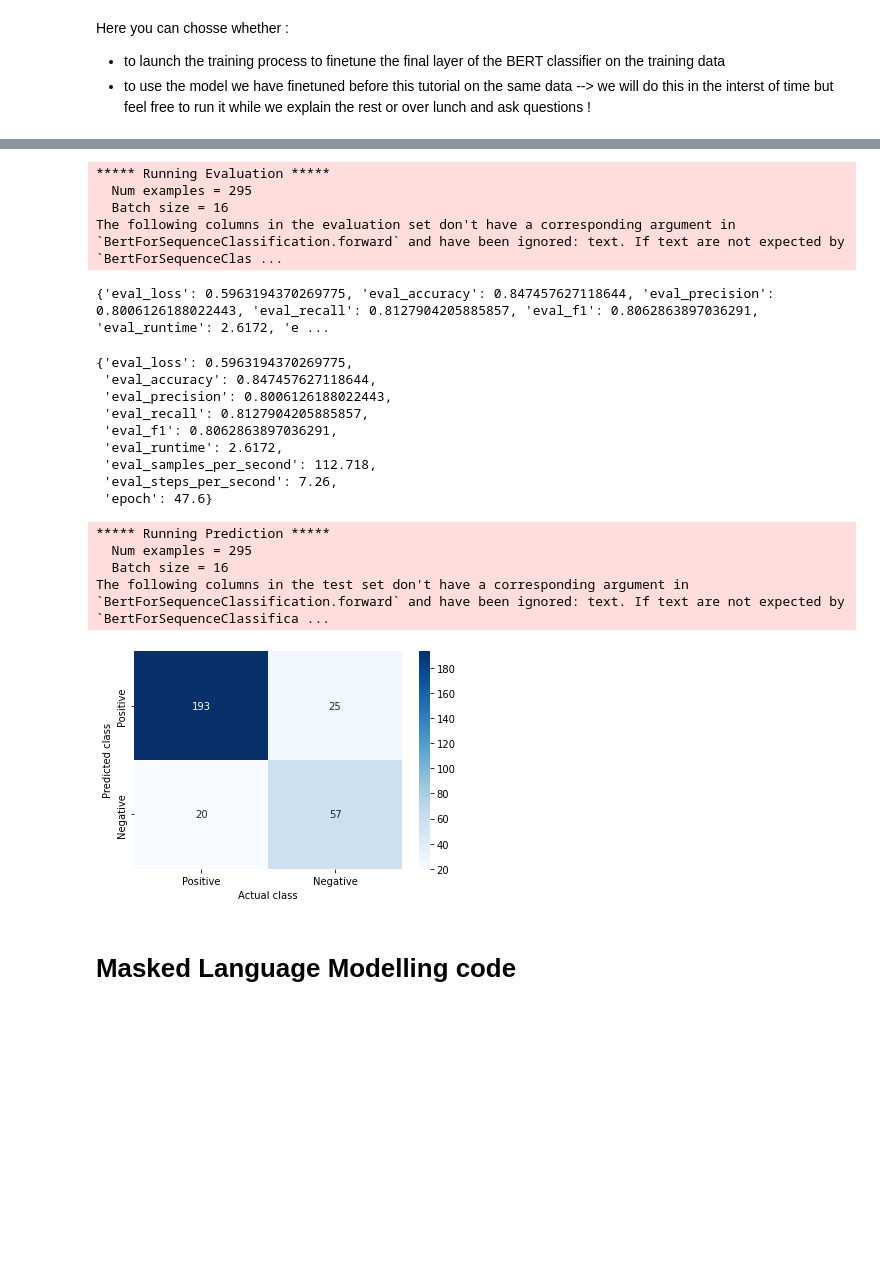
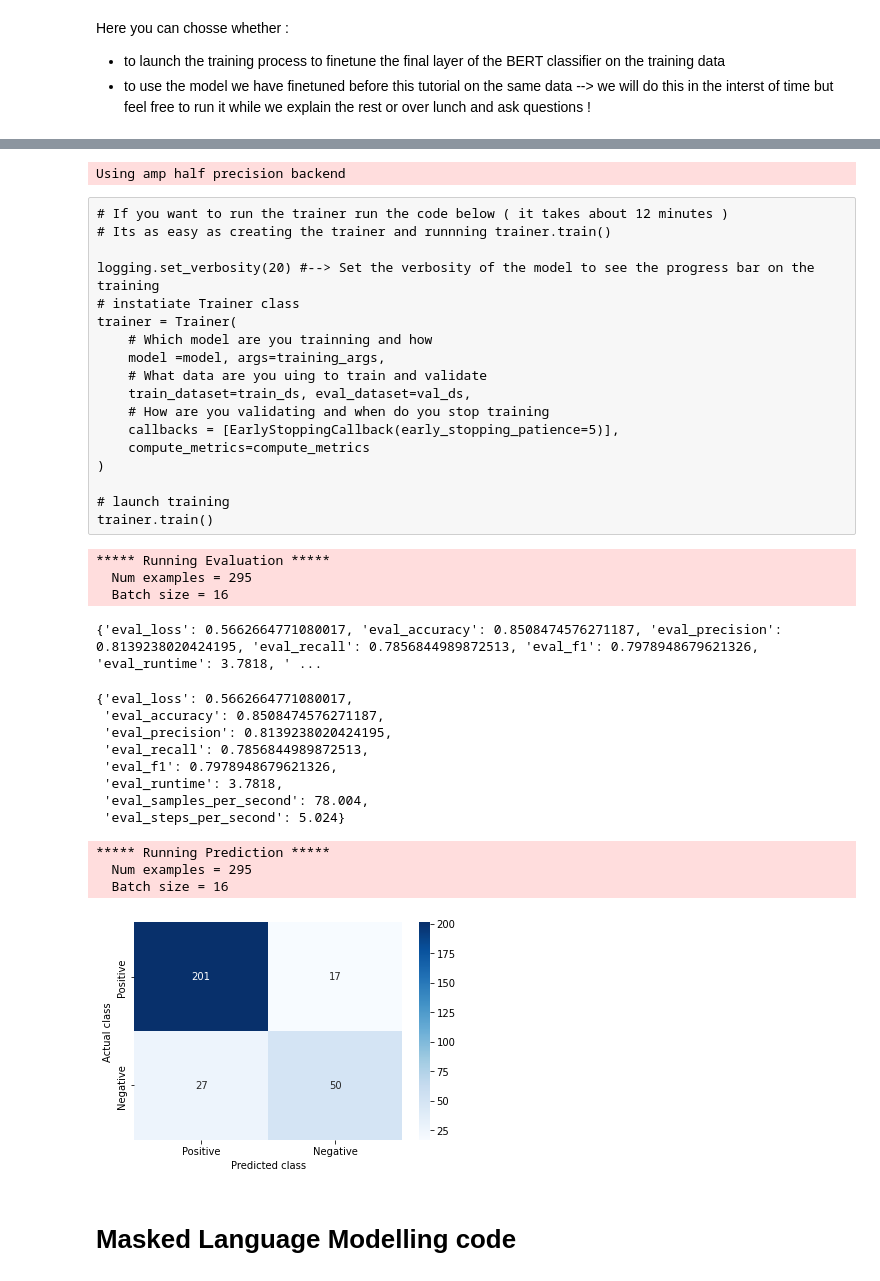
Before and after one commit to DragosGorduza/OxfordManInstituteNLPConference, a Jupyter notebook: workshop_main.ipynb, the cells around one changed output, grey strips where cells are left out. Cells and saved outputs as stored; diff of their text form; code cells hidden in the pictures; blank space fills up the shorter version.

```diff
--- a/workshop_main.ipynb
+++ b/workshop_main.ipynb
@@ -862,36 +770,70 @@ Configuration saved in BERT_TUTORIAL_MODEL\checkpoint-300\config.json
+# %%
+
+
+# If you want to reuse the trained model we fine-tuned for this tutorial it is simple, please run :
+model = AutoModelForSequenceClassification.from_pretrained('BERT_TUTORIAL_MODEL/checkpoint-700')
+
+# instatiate Trainer class
+trainer = Trainer(
+    # Which model are you trainning and how
+    model =model, args=training_args,
+    # What data are you uing to train and validate
+    train_dataset=train_ds, eval_dataset=val_ds,
+    # How are you validating and when do you stop training
+    callbacks = [EarlyStoppingCallback(early_stopping_patience=5)],
+    compute_metrics=compute_metrics
+)
+# %% [output]
+Using amp half precision backend
+# %% [raw]
+# If you want to run the trainer run the code below ( it takes about 12 minutes )
+# Its as easy as creating the trainer and runnning trainer.train()
+
+logging.set_verbosity(20) #--> Set the verbosity of the model to see the progress bar on the training
+# instatiate Trainer class
+trainer = Trainer(
+    # Which model are you trainning and how
+    model =model, args=training_args,
+    # What data are you uing to train and validate
+    train_dataset=train_ds, eval_dataset=val_ds,
+    # How are you validating and when do you stop training
+    callbacks = [EarlyStoppingCallback(early_stopping_patience=5)],
+    compute_metrics=compute_metrics
+)
+
+# launch training
+trainer.train()
 # %%
 trainer.evaluate(test_ds)
 # %% [output]
 ***** Running Evaluation *****
   Num examples = 295
   Batch size = 16
-The following columns in the evaluation set don't have a corresponding argument in `BertForSequenceClassification.forward` and have been ignored: text. If text are not expected by `BertForSequenceClas ...
-{'eval_loss': 0.5963194370269775, 'eval_accuracy': 0.847457627118644, 'eval_precision': 0.8006126188022443, 'eval_recall': 0.8127904205885857, 'eval_f1': 0.8062863897036291, 'eval_runtime': 2.6172, 'e ...
+{'eval_loss': 0.5662664771080017, 'eval_accuracy': 0.8508474576271187, 'eval_precision': 0.8139238020424195, 'eval_recall': 0.7856844989872513, 'eval_f1': 0.7978948679621326, 'eval_runtime': 3.7818, ' ...
-{'eval_loss': 0.5963194370269775,
- 'eval_accuracy': 0.847457627118644,
- 'eval_precision': 0.8006126188022443,
- 'eval_recall': 0.8127904205885857,
- 'eval_f1': 0.8062863897036291,
- 'eval_runtime': 2.6172,
- 'eval_samples_per_second': 112.718,
- 'eval_steps_per_second': 7.26,
- 'epoch': 47.6}
+{'eval_loss': 0.5662664771080017,
+ 'eval_accuracy': 0.8508474576271187,
+ 'eval_precision': 0.8139238020424195,
+ 'eval_recall': 0.7856844989872513,
+ 'eval_f1': 0.7978948679621326,
+ 'eval_runtime': 3.7818,
+ 'eval_samples_per_second': 78.004,
+ 'eval_steps_per_second': 5.024}
 # %%
 # If you want to evaluate the trainer run the code below
 
 predictions = trainer.predict(test_ds)
 output = np.argmax(predictions.predictions,1)
+
 sns.heatmap(confusion_matrix(test.label.values,output),
             annot =confusion_matrix(test.label.values,output) ,
             fmt='g',cmap='Blues',xticklabels=['Positive','Negative'], yticklabels=['Positive','Negative'])#,labels = ['1','-1','0']
-plt.ylabel("Predicted class")
-plt.xlabel("Actual class")
+plt.ylabel("Actual class")
+plt.xlabel("Predicted class")
 plt.show()
 #del predictions #--> We delete the predictions as we don't want to occupy too much gpu space
 # %% [output]
 ***** Running Prediction *****
   Num examples = 295
   Batch size = 16
-The following columns in the test set don't have a corresponding argument in `BertForSequenceClassification.forward` and have been ignored: text. If text are not expected by `BertForSequenceClassifica ...
-[figure, old version]
+[figure, new version]
 # %%
```
Also changed, not shown: parts of 7 cells of this notebook, 2 other files.
